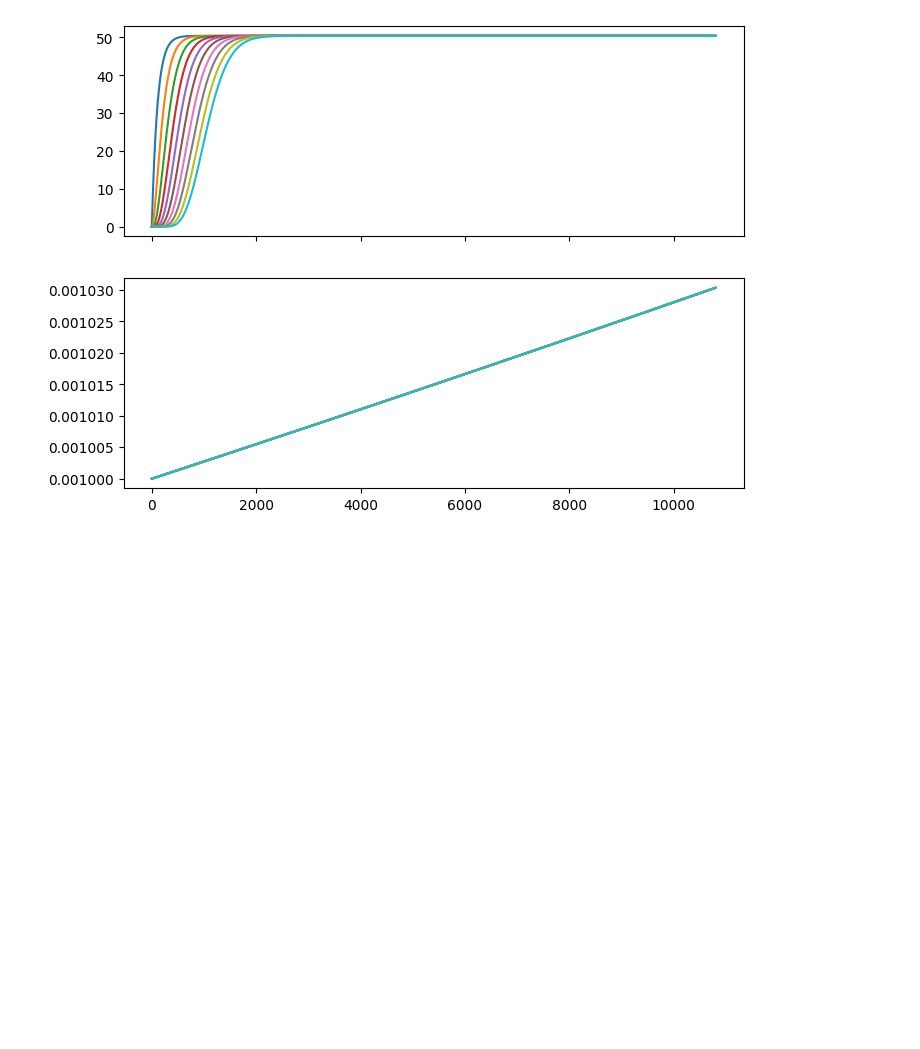
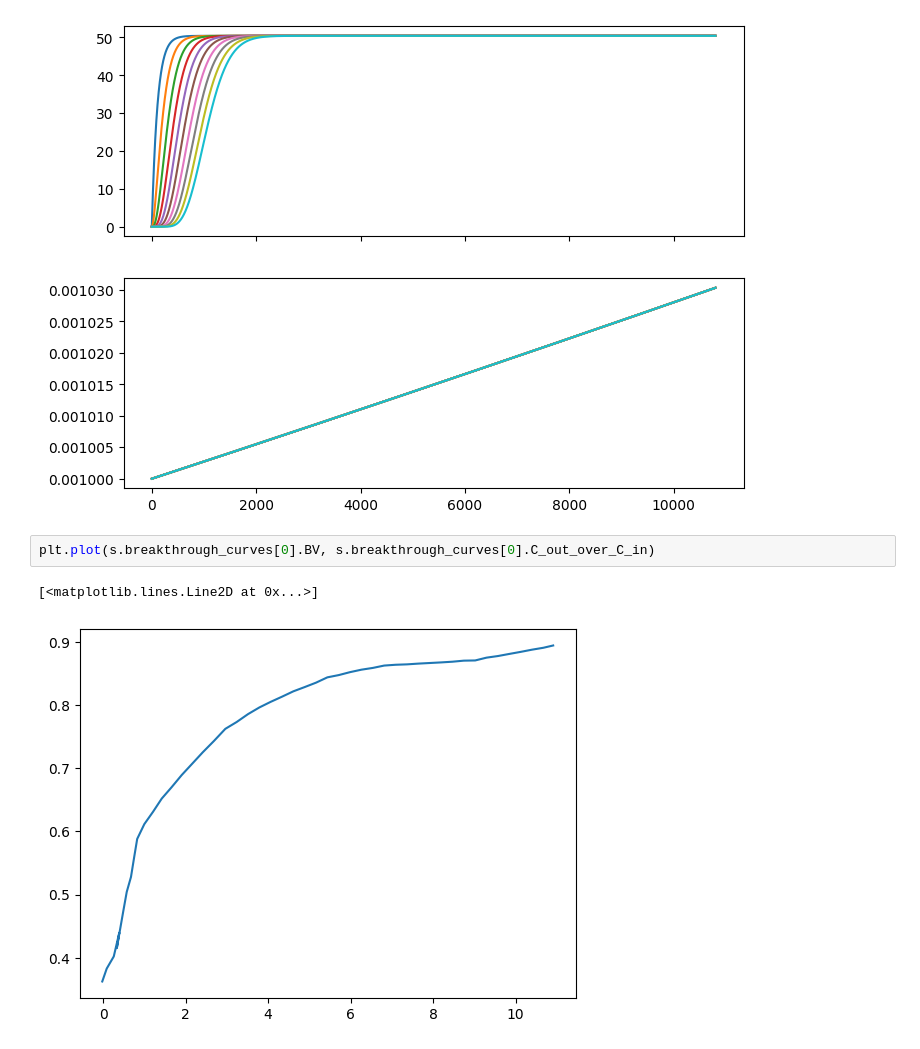
Before and after one commit to JanCas/AdsorbentColumnModeling, a Jupyter notebook: ads_column.ipynb, the cells around one changed output. Cells and saved outputs as stored; diff of their text form; blank space fills up the shorter version.

```diff
--- a/ads_column.ipynb
+++ b/ads_column.ipynb
@@ -61,3 +61,8 @@ graphics.add_line(var_type='_x', var_name='C_Li', axis=ax[0], label='C_Li (mol/m
 graphics.add_line(var_type='_x', var_name='n_i', axis=ax[1], label='n_i (mol/kg)')
 # %% [output]
 [figure]
+# %%
+plt.plot(s.breakthrough_curves[0].BV, s.breakthrough_curves[0].C_out_over_C_in)
+# %% [output]
+[<matplotlib.lines.Line2D at 0x...>]
+[figure, added]
```
Also changed, not shown: parts of 1 cell of this notebook, 6 other files.
